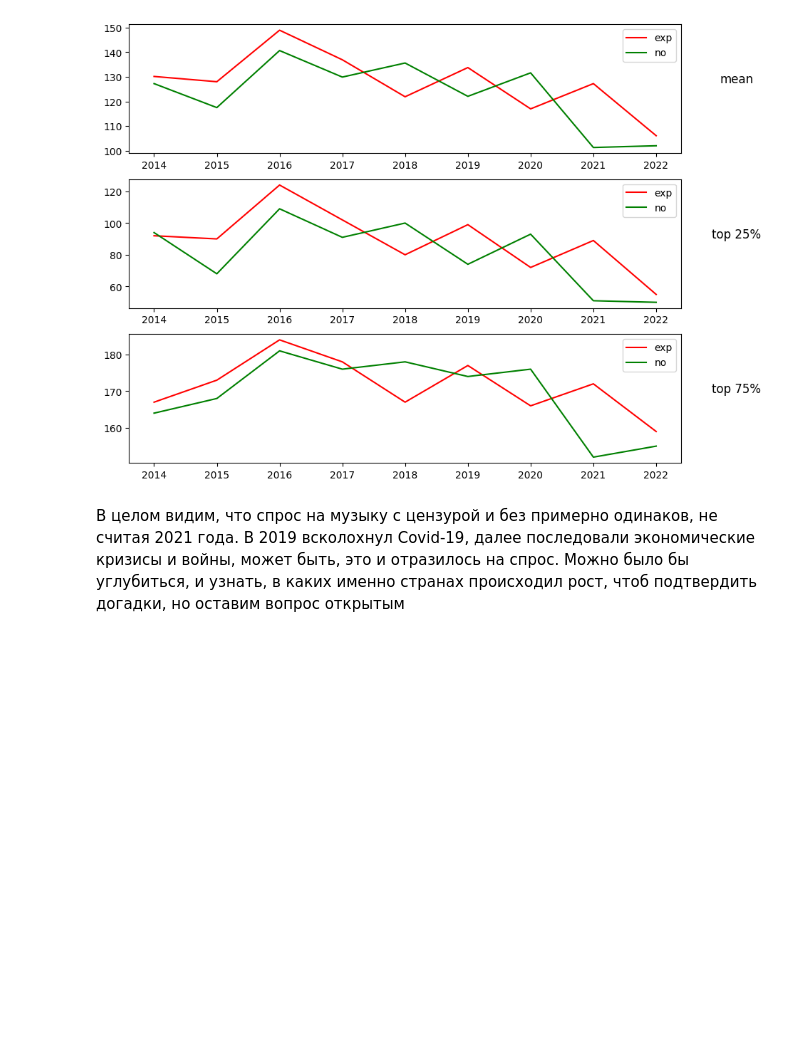
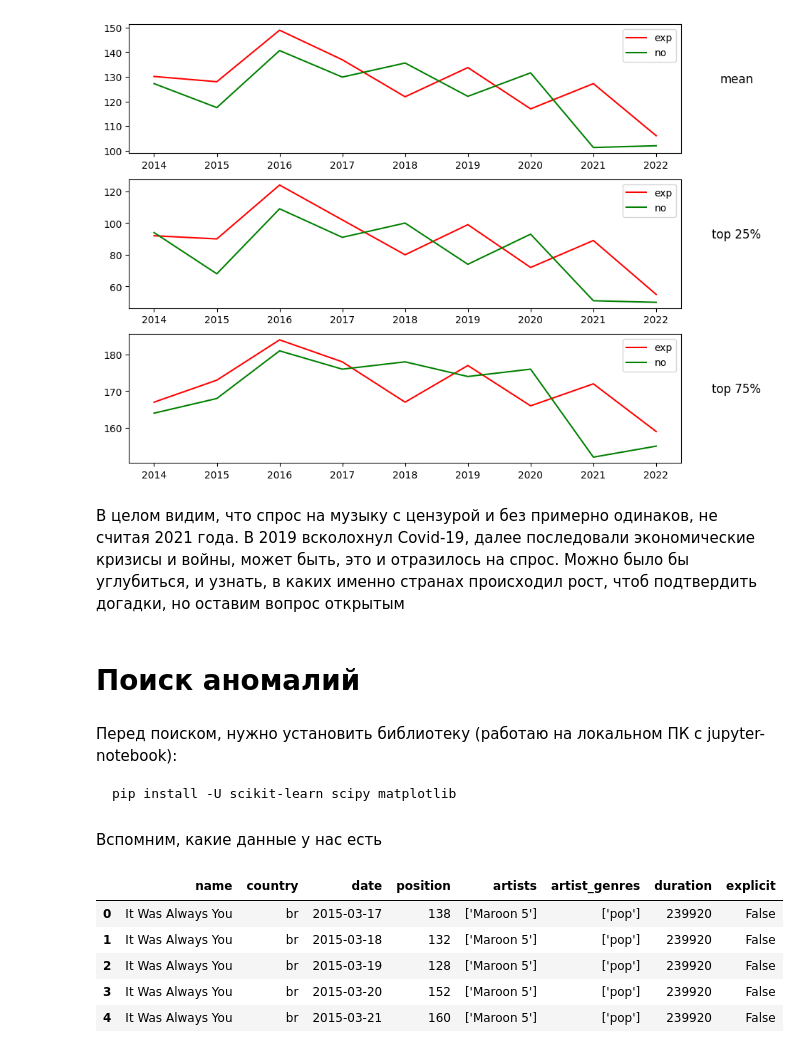
Before and after one commit to AlimKugot/DataScience, a Jupyter notebook: Code.ipynb, the cells around one changed output. Drawn from its saved outputs; the diff is of its cells as text; code cells hidden in the pictures; blank space fills up the shorter version.

````diff
--- a/Code.ipynb
+++ b/Code.ipynb
@@ -371,3 +377,10 @@ ax3.legend()
 [figure]
 # %% [markdown]
 В целом видим, что спрос на музыку с цензурой и без примерно одинаков, не считая 2021 года. В 2019 всколохнул Covid-19, далее последовали экономические кризисы и войны, может быть, это и отразилось на спрос. Можно было бы углубиться, и узнать, в каких именно странах происходил рост, чтоб подтвердить догадки, но оставим вопрос открытым
+# %% [markdown]
+# Поиск аномалий
+# %% [markdown]
+Перед поиском, нужно установить библиотеку (работаю на локальном ПК с jupyter-notebook):
+```bash
+pip install -U scikit-learn scipy matplotlib
+```
@@ -373,0 +390,11 @@ ax3.legend()
+# %% [markdown]
+Вспомним, какие данные у нас есть
+# %%
+df.head()
+# %% [output]
+|  | name | country | date | position | artists | artist_genres | duration | explicit |
+| 0 | It Was Always You | br | 2015-03-17 | 138 | ['Maroon 5'] | ['pop'] | 239920 | False |
+| 1 | It Was Always You | br | 2015-03-18 | 132 | ['Maroon 5'] | ['pop'] | 239920 | False |
+| 2 | It Was Always You | br | 2015-03-19 | 128 | ['Maroon 5'] | ['pop'] | 239920 | False |
+| 3 | It Was Always You | br | 2015-03-20 | 152 | ['Maroon 5'] | ['pop'] | 239920 | False |
+| 4 | It Was Always You | br | 2015-03-21 | 160 | ['Maroon 5'] | ['pop'] | 239920 | False |
````
Also changed, not shown: parts of 14 cells of this notebook, 1 other file.
